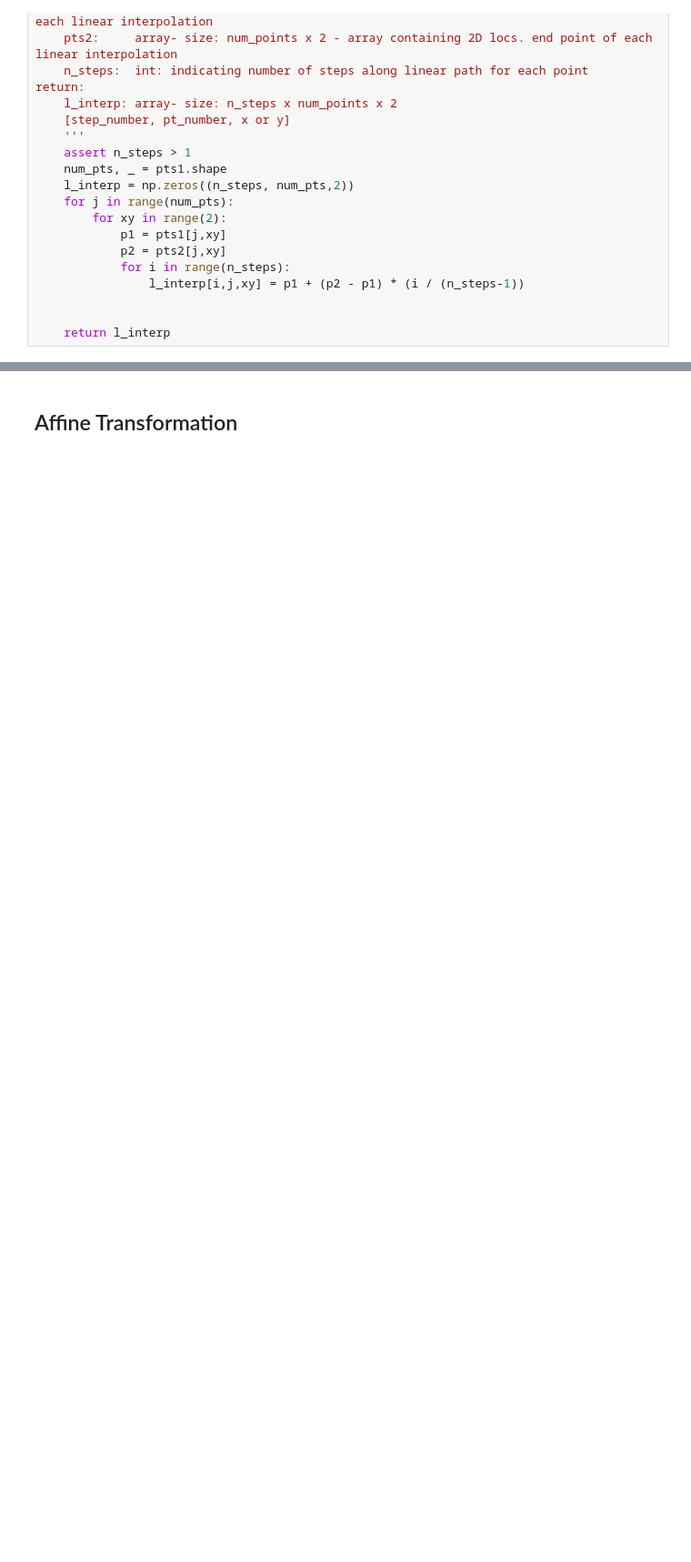
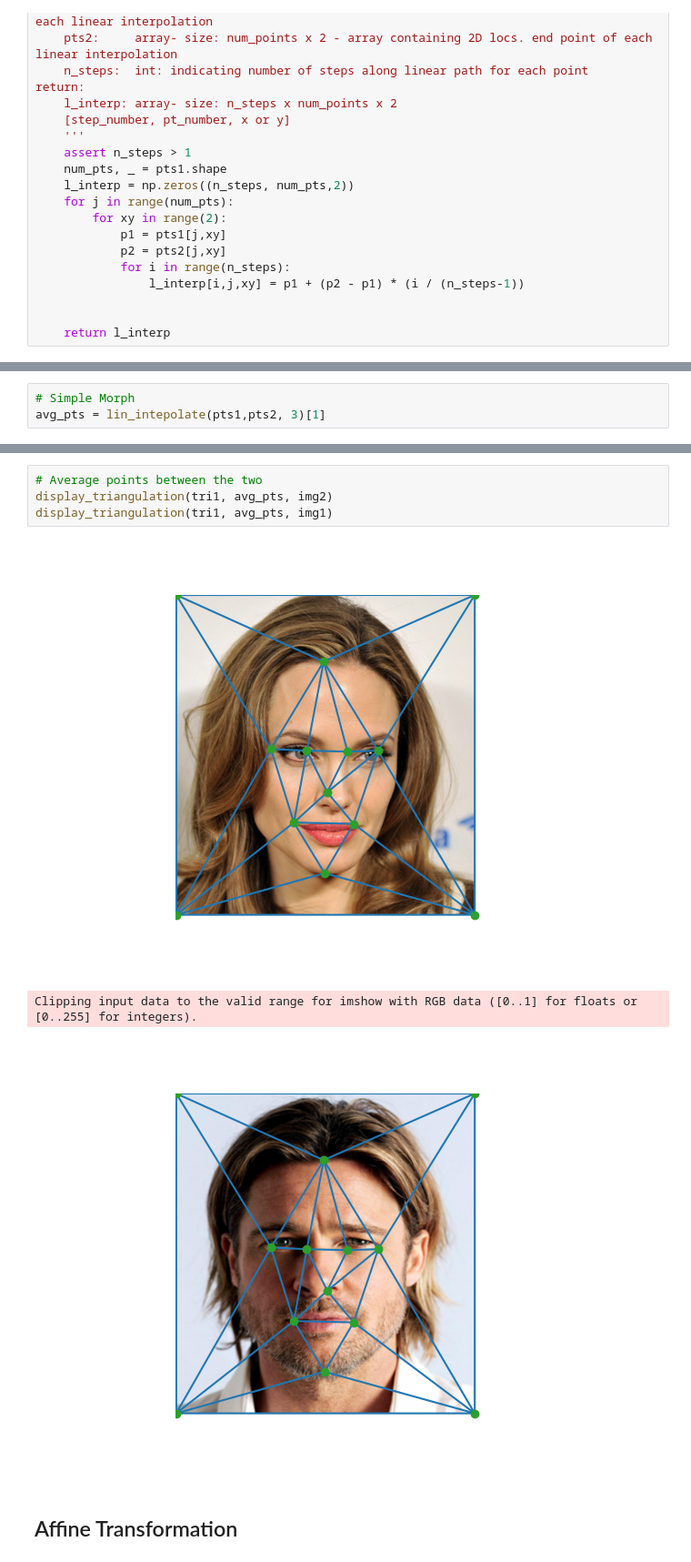
Before and after one commit to braydenturner/CS445_CourseProject, a Jupyter notebook: Project.ipynb, the cells around one changed output, grey strips where cells are left out. Shown at 91% size. Cells and saved outputs as stored; diff of their text form; blank space fills up the shorter version.

```diff
--- a/Project.ipynb
+++ b/Project.ipynb
@@ -192,0 +305,3 @@ lin_intepolate(test1,test2, 5)
+# %%
+# Simple Morph
+avg_pts = lin_intepolate(pts1,pts2, 3)[1]
@@ -193,2 +324,10 @@ lin_intepolate(test1,test2, 5)
+# %%
+# Average points between the two
+display_triangulation(tri1, avg_pts, img2)
+display_triangulation(tri1, avg_pts, img1)
+# %% [output]
+[figure, added]
+Clipping input data to the valid range for imshow with RGB data ([0..1] for floats or [0..255] for integers).
+[figure, added]
 # %% [markdown]
 ## Affine Transformation
```
Also changed, not shown: parts of 20 cells of this notebook, 5 other files.
